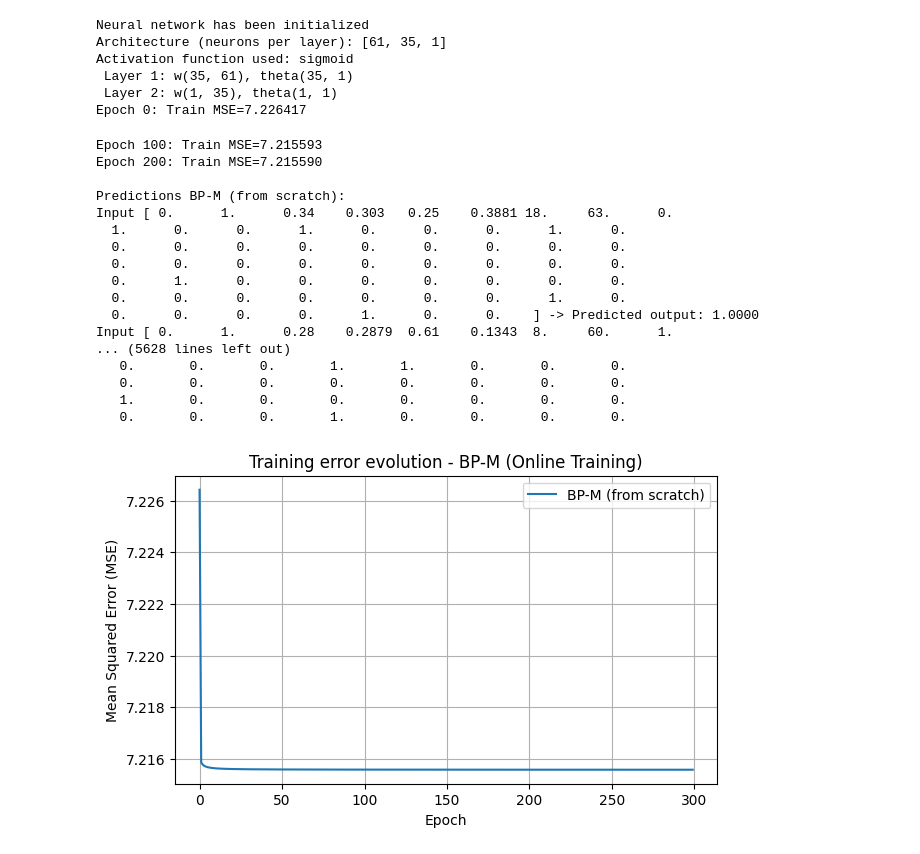
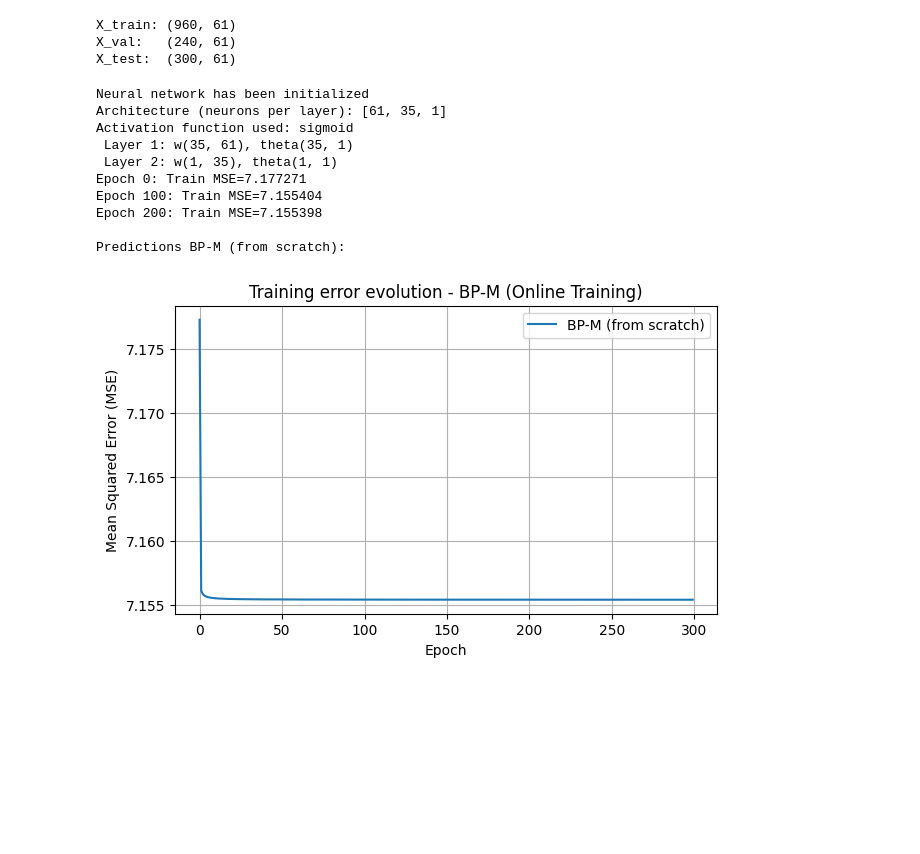
Before and after one commit to MarcoPeretti/nec-activity1, a Jupyter notebook: A1_Test_Implementations.ipynb, the cells around one changed output. Drawn from its saved outputs; the diff is of its cells as text; code cells hidden in the pictures; blank space fills up the shorter version.

Commit message:
removed day dataset, removed dteday column, split df into train, val and test

```diff
--- a/A1_Test_Implementations.ipynb
+++ b/A1_Test_Implementations.ipynb
@@ -35,8 +35,7 @@ Z_lin = 2 * X_lin[:, 0] + 0.5 * X_lin[:, 1] + 1.0
 hours = pd.read_csv('hours_encoded.csv')
 
 # Remove cnt column, as we'll be using cnt_log for regression
-# Don't need full date either
-hours = hours.drop(columns=["cnt", "dteday"])
+hours = hours.drop(columns=["cnt"])
 
 # Shuffle data as per instructions, and pick up only first 1500 samples
 hours = hours.sample(n=1500, random_state=42).reset_index(drop=True)
@@ -44,20 +43,44 @@ hours = hours.sample(n=1500, random_state=42).reset_index(drop=True)
 X = hours.drop(columns=["cnt_log"])
 y = hours["cnt_log"]
 
-# TODO: do we need to scale the data?
-#scaler = StandardScaler()
-#X_scaled = scaler.fit_transform(X)
+# split train / val / test as per instructions
+X_trainval, X_test, y_trainval, y_test = train_test_split(
+    X,
+    y,
+    test_size=0.20,      # 20% for test
+    shuffle=True,        # not stricly necessary
+    random_state=42
+)
 
-X_train, X_test, y_train, y_test = train_test_split(X, y)
+# Split trainval into train and val
+X_train, X_val, y_train, y_val = train_test_split(
+    X_trainval,
+    y_trainval,
+    test_size=0.2,
+    shuffle=True,
+    random_state=42
+)
 
+# (Optional) Check sizes
+print("X_train:", X_train.shape)
+print("X_val:  ", X_val.shape)
+print("X_test: ", X_test.shape)
 # test
-X_xor = X_train.values
+
+scaler = StandardScaler()
+X_train_scaled = scaler.fit_transform(X_train)
+X_val_scaled = scaler.transform(X_val)
+X_test_scaled = scaler.transform(X_test)
+
+X_xor = X_train_scaled
 Z_xor = y_train.values
+# %% [output]
+X_train: (960, 61)
+X_val:   (240, 61)
+X_test:  (300, 61)
 # %%
 
 # Test 1: Neural Network - BP (from scratch)
-
-
 
 # Create the manual neural network using the same parameters as in the assignment
 net_manual = NeuralNet(
@@ -73,54 +96,41 @@ net_manual = NeuralNet(
 net_manual.fit(X_xor, Z_xor)
 
 # Retrieve training errors per epoch
 train_err_manual, _ = net_manual.loss_epochs()
 
 
 # Predictions
 
 # Evaluate one sample at a time (online mode)
 pred_manual = np.array([net_manual.predict(x) for x in X_xor])
 
 print("\nPredictions BP-M (from scratch):")
-for i, (inp, pred) in enumerate(zip(X_xor, pred_manual)):
-    print(f"Input {inp} -> Predicted output: {pred.ravel()[0]:.4f}")
+#for i, (inp, pred) in enumerate(zip(X_xor, pred_manual)):
+#    print(f"Input {inp} -> Predicted output: {pred.ravel()[0]:.4f}")
 
 
 # Training error plot
 
 plt.figure(figsize=(7, 4))
 plt.plot(train_err_manual, label="BP-M (from scratch)", color="tab:blue")
 plt.title("Training error evolution - BP-M (Online Training)")
 plt.xlabel("Epoch")
 plt.ylabel("Mean Squared Error (MSE)")
 plt.grid(True)
 plt.legend()
 plt.show()
 # %% [output]
 Neural network has been initialized
 Architecture (neurons per layer): [61, 35, 1]
 Activation function used: sigmoid
  Layer 1: w(35, 61), theta(35, 1)
  Layer 2: w(1, 35), theta(1, 1)
-Epoch 0: Train MSE=7.226417
+Epoch 0: Train MSE=7.177271
+Epoch 100: Train MSE=7.155404
+Epoch 200: Train MSE=7.155398
+
+Predictions BP-M (from scratch):
-Epoch 100: Train MSE=7.215593
-Epoch 200: Train MSE=7.215590
-
-Predictions BP-M (from scratch):
-Input [ 0.      1.      0.34    0.303   0.25    0.3881 18.     63.      0.
-  1.      0.      0.      1.      0.      0.      0.      1.      0.
-  0.      0.      0.      0.      0.      0.      0.      0.      0.
-  0.      0.      0.      0.      0.      0.      0.      0.      0.
-  0.      1.      0.      0.      0.      0.      0.      0.      0.
-  0.      0.      0.      0.      0.      0.      0.      1.      0.
-  0.      0.      0.      0.      1.      0.      0.    ] -> Predicted output: 1.0000
-Input [ 0.      1.      0.28    0.2879  0.61    0.1343  8.     60.      1.
-... (5628 lines left out)
-   0.       0.       0.       1.       1.       0.       0.       0.
-   0.       0.       0.       0.       0.       0.       0.       0.
-   1.       0.       0.       0.       0.       0.       0.       0.
-   0.       0.       0.       1.       0.       0.       0.       0.
-[figure, old version]
+[figure, new version]
 # %%
 
 # Test 2: Neural Network - BP (PyTorch)
```
Also changed, not shown: parts of 3 cells of this notebook, 2 other files.
